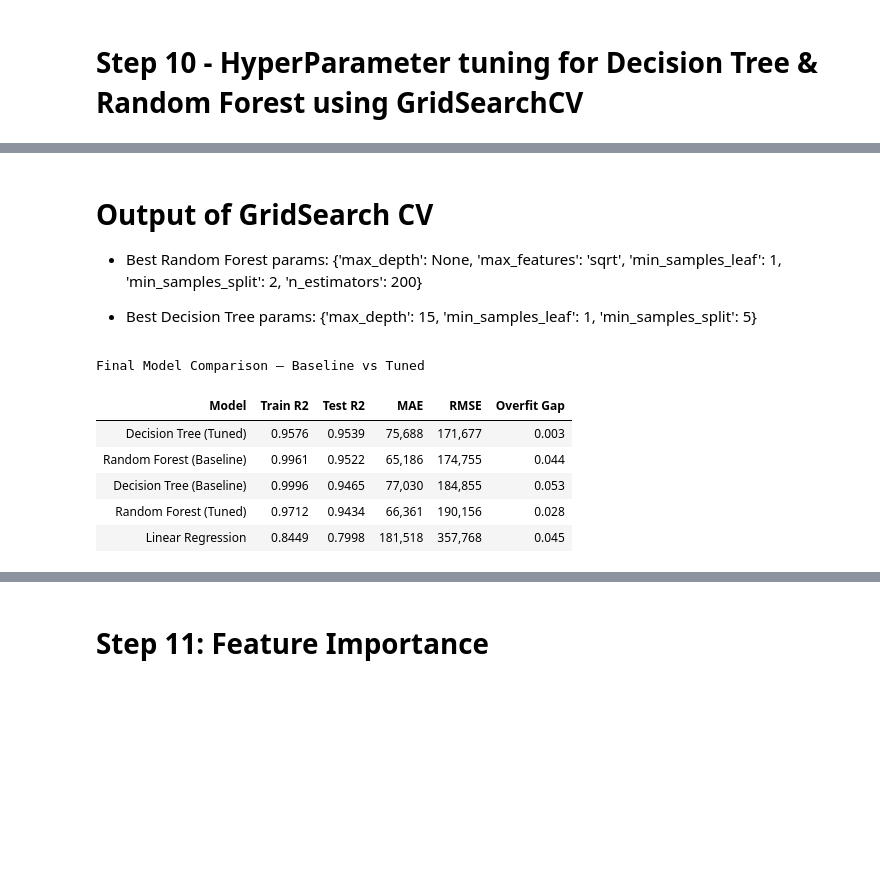
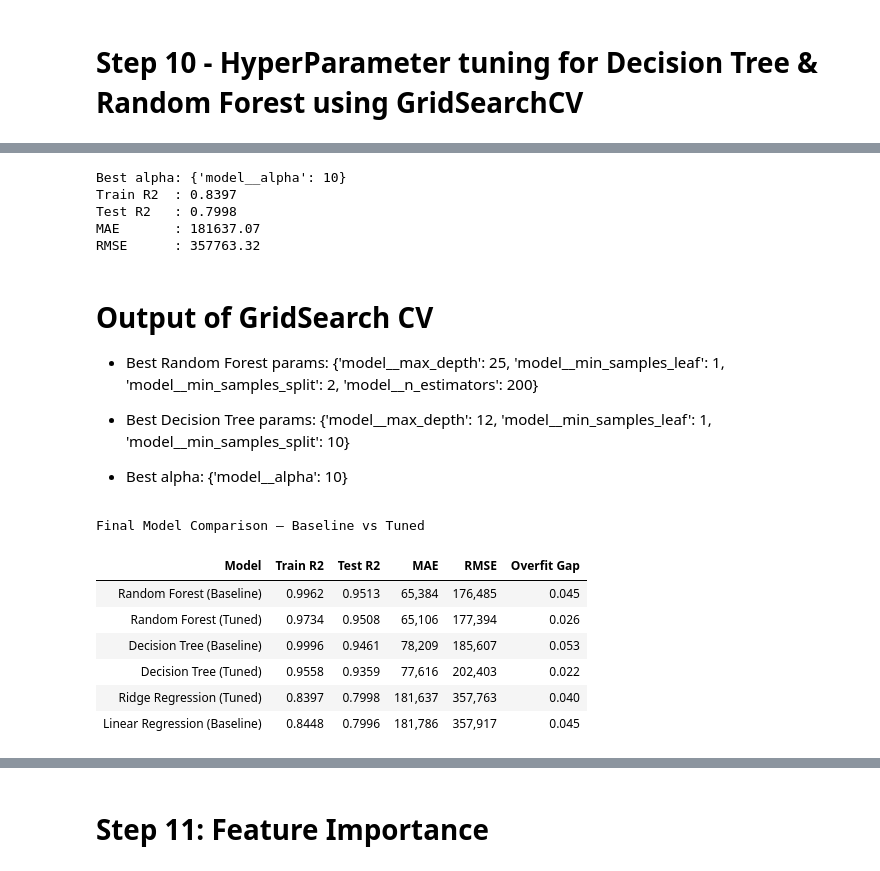
Before and after one commit to Snehil-Raut/Microsoft_AI_Engineering, a Jupyter notebook: Machine_Learning/Bagging_Random_forest/car_price_prediction.ipynb, the cells around one changed output, grey strips where cells are left out. Saved outputs shown, nothing was run; the diff lists cells and outputs as text; code cells hidden in the pictures; blank space fills up the shorter version.

```diff
--- a/Machine_Learning/Bagging_Random_forest/car_price_prediction.ipynb
+++ b/Machine_Learning/Bagging_Random_forest/car_price_prediction.ipynb
@@ -757,50 +780,71 @@ RMSE                     : 190156.02
+# %%
+# Best Ridge results
+
+best_ridge_model = ridge_grid_search.best_estimator_
+ridge_y_pred = best_ridge_model.predict(X_test)
+
+print("Best alpha:", ridge_grid_search.best_params_)
+print("Train R2  :", round(ridge_grid_search.best_score_, 4))
+print("Test R2   :", round(r2_score(y_test, ridge_y_pred), 4))
+print("MAE       :", round(mean_absolute_error(y_test, ridge_y_pred), 2))
+print("RMSE      :", round(np.sqrt(mean_squared_error(y_test, ridge_y_pred)), 2))
+# %% [output]
+Best alpha: {'model__alpha': 10}
+Train R2  : 0.8397
+Test R2   : 0.7998
+MAE       : 181637.07
+RMSE      : 357763.32
 # %% [markdown]
 # Output of GridSearch CV
 
-- Best Random Forest params: {'max_depth': None, 'max_features': 'sqrt', 'min_samples_leaf': 1, 'min_samples_split': 2, 'n_estimators': 200}
+- Best Random Forest params: {'model__max_depth': 25, 'model__min_samples_leaf': 1, 'model__min_samples_split': 2, 'model__n_estimators': 200}
 
-- Best Decision Tree params: {'max_depth': 15, 'min_samples_leaf': 1, 'min_samples_split': 5}
+- Best Decision Tree params: {'model__max_depth': 12, 'model__min_samples_leaf': 1, 'model__min_samples_split': 10}
+
+- Best alpha: {'model__alpha': 10}
 # %%
 # # Comparison Table
 
 final_comparison = {
     'Model': [
-        'Linear Regression',
+        'Linear Regression (Baseline)',
+        'Ridge Regression (Tuned)',
         'Decision Tree (Baseline)',
         'Decision Tree (Tuned)',
         'Random Forest (Baseline)',
         'Random Forest (Tuned)'
     ],
-    'Train R2': [0.8449, 0.9996, 0.9576, 0.9961, 0.9712],
-    'Test R2':  [0.7998, 0.9465, 0.9539, 0.9522, 0.9434],
-    'MAE':      [181518, 77030,  75688,  65186,  66361],
-    'RMSE':     [357768, 184855, 171677, 174755, 190156],
-    'Overfit Gap': [0.045, 0.053, 0.003, 0.044, 0.028]
+    'Train R2': [0.8448, 0.8397, 0.9996, 0.9558, 0.9962, 0.9734],
+    'Test R2':  [0.7996, 0.7998, 0.9461, 0.9359, 0.9513, 0.9508],
+    'MAE':      [181786, 181637, 78209, 77616, 65384, 65106],
+    'RMSE':     [357917, 357763, 185607, 202403, 176485, 177394],
+    'Overfit Gap': [0.045, 0.040, 0.053, 0.022, 0.045, 0.026]
 }
 
 final_df = pd.DataFrame(final_comparison)
 final_df = final_df.sort_values('Test R2', ascending=False)
 
 final_df.style\
     .highlight_max(subset=['Test R2'], color='lightyellow')\
     .highlight_min(subset=['MAE', 'RMSE', 'Overfit Gap'], color='lightyellow')\
     .format({
         'Train R2': '{:.4f}',
         'Test R2': '{:.4f}',
         'MAE': '{:,.0f}',
         'RMSE': '{:,.0f}',
         'Overfit Gap': '{:.3f}'
     })\
     .hide(axis='index')\
     .set_caption('Final Model Comparison — Baseline vs Tuned')
 # %% [output]
 Final Model Comparison — Baseline vs Tuned
 | Model | Train R2 | Test R2 | MAE | RMSE | Overfit Gap |
-| Decision Tree (Tuned) | 0.9576 | 0.9539 | 75,688 | 171,677 | 0.003 |
-| Random Forest (Baseline) | 0.9961 | 0.9522 | 65,186 | 174,755 | 0.044 |
-| Decision Tree (Baseline) | 0.9996 | 0.9465 | 77,030 | 184,855 | 0.053 |
-| Random Forest (Tuned) | 0.9712 | 0.9434 | 66,361 | 190,156 | 0.028 |
-| Linear Regression | 0.8449 | 0.7998 | 181,518 | 357,768 | 0.045 |
+| Random Forest (Baseline) | 0.9962 | 0.9513 | 65,384 | 176,485 | 0.045 |
+| Random Forest (Tuned) | 0.9734 | 0.9508 | 65,106 | 177,394 | 0.026 |
+| Decision Tree (Baseline) | 0.9996 | 0.9461 | 78,209 | 185,607 | 0.053 |
+| Decision Tree (Tuned) | 0.9558 | 0.9359 | 77,616 | 202,403 | 0.022 |
+| Ridge Regression (Tuned) | 0.8397 | 0.7998 | 181,637 | 357,763 | 0.040 |
+| Linear Regression (Baseline) | 0.8448 | 0.7996 | 181,786 | 357,917 | 0.045 |
 # %% [markdown]
 # Model Evaluation
 
```
Also changed, not shown: parts of 44 cells of this notebook, 1 other file.
